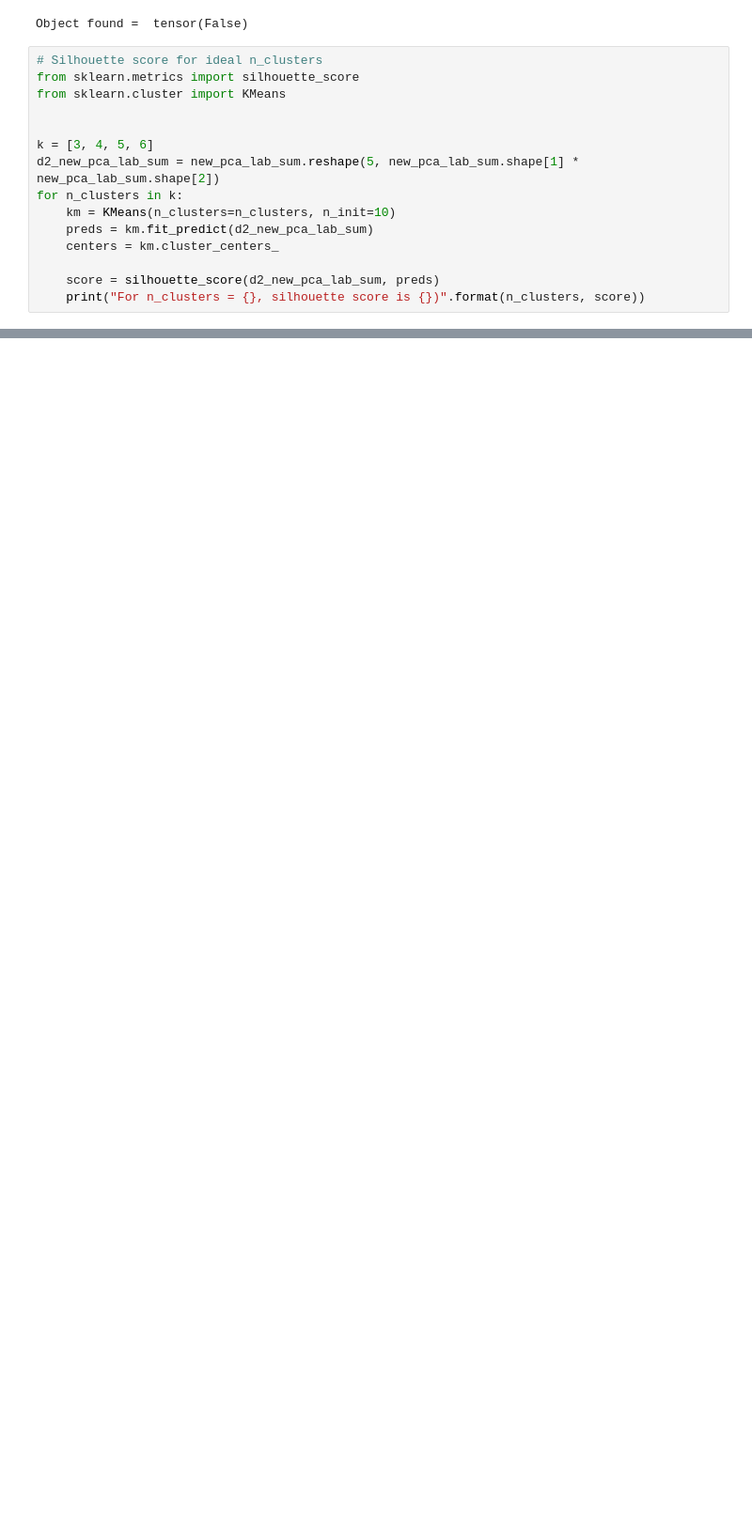
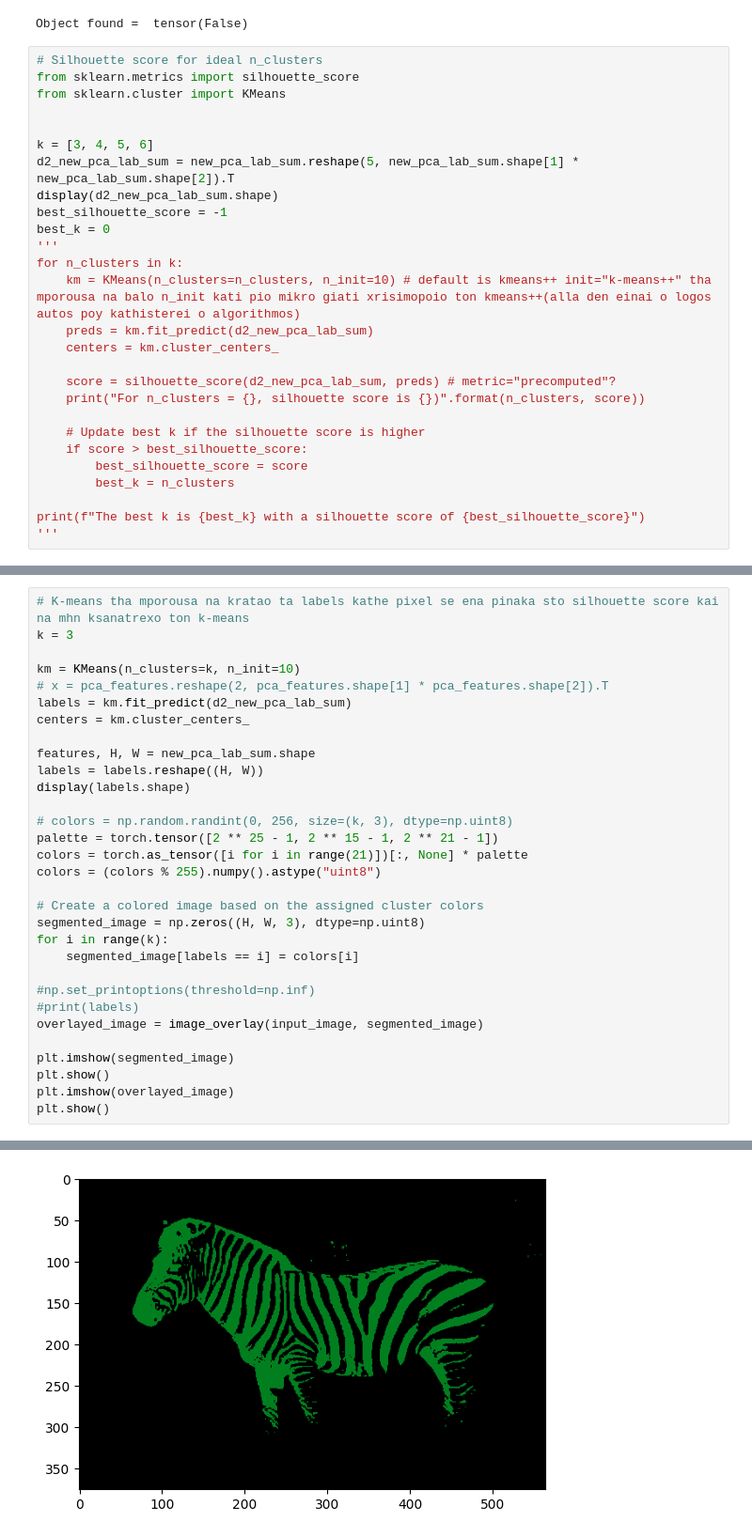
Before and after one commit to kandreou21/segmentation, a Jupyter notebook: DeepLabV3.ipynb, the cells around one changed output, grey strips where cells are left out. Shown: that part at 94% size. Drawn from its saved outputs; the diff is of its cells as text; blank space fills up the shorter version.

```diff
--- a/DeepLabV3.ipynb
+++ b/DeepLabV3.ipynb
@@ -214,12 +221,24 @@ from sklearn.cluster import KMeans
 
 
 k = [3, 4, 5, 6]
-d2_new_pca_lab_sum = new_pca_lab_sum.reshape(5, new_pca_lab_sum.shape[1] * new_pca_lab_sum.shape[2])
+d2_new_pca_lab_sum = new_pca_lab_sum.reshape(5, new_pca_lab_sum.shape[1] * new_pca_lab_sum.shape[2]).T
+display(d2_new_pca_lab_sum.shape)
+best_silhouette_score = -1
+best_k = 0
+'''
 for n_clusters in k:
-    km = KMeans(n_clusters=n_clusters, n_init=10)
+    km = KMeans(n_clusters=n_clusters, n_init=10) # default is kmeans++ init="k-means++" tha mporousa na balo n_init kati pio mikro giati xrisimopoio ton kmeans++(alla den einai o logos autos poy kathisterei o algorithmos)
     preds = km.fit_predict(d2_new_pca_lab_sum)
     centers = km.cluster_centers_
 
-    score = silhouette_score(d2_new_pca_lab_sum, preds)
+    score = silhouette_score(d2_new_pca_lab_sum, preds) # metric="precomputed"?
     print("For n_clusters = {}, silhouette score is {})".format(n_clusters, score))
+
+    # Update best k if the silhouette score is higher
+    if score > best_silhouette_score:
+        best_silhouette_score = score
+        best_k = n_clusters
+
+print(f"The best k is {best_k} with a silhouette score of {best_silhouette_score}")
+'''
 # %% [output]
@@ -228,0 +247,32 @@ ValueError: Number of labels is 5. Valid values are 2 to n_samples - 1 (inclusiv
+# %%
+# K-means tha mporousa na kratao ta labels kathe pixel se ena pinaka sto silhouette score kai na mhn ksanatrexo ton k-means
+k = 3
+
+km = KMeans(n_clusters=k, n_init=10)
+# x = pca_features.reshape(2, pca_features.shape[1] * pca_features.shape[2]).T
+labels = km.fit_predict(d2_new_pca_lab_sum)
+centers = km.cluster_centers_
+
+features, H, W = new_pca_lab_sum.shape
+labels = labels.reshape((H, W))
+display(labels.shape)
+
+# colors = np.random.randint(0, 256, size=(k, 3), dtype=np.uint8)
+palette = torch.tensor([2 ** 25 - 1, 2 ** 15 - 1, 2 ** 21 - 1])
+colors = torch.as_tensor([i for i in range(21)])[:, None] * palette
+colors = (colors % 255).numpy().astype("uint8")
+
+# Create a colored image based on the assigned cluster colors
+segmented_image = np.zeros((H, W, 3), dtype=np.uint8)
+for i in range(k):
+    segmented_image[labels == i] = colors[i]
+
+#np.set_printoptions(threshold=np.inf)
+#print(labels)
+overlayed_image = image_overlay(input_image, segmented_image)
+
+plt.imshow(segmented_image)
+plt.show()
+plt.imshow(overlayed_image)
+plt.show()
+# %% [output]
@@ -228,0 +280 @@ ValueError: Number of labels is 5. Valid values are 2 to n_samples - 1 (inclusiv
+[figure, added]
```
Also changed, not shown: parts of 8 cells of this notebook, 12 other files.
